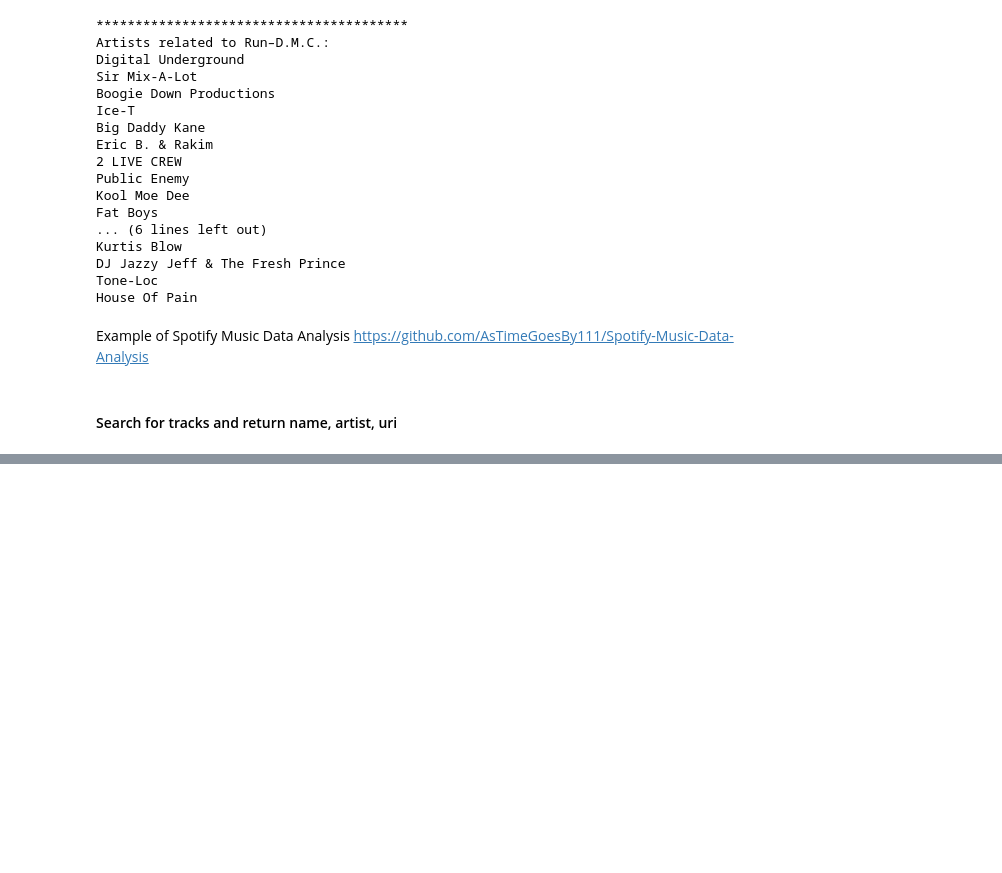
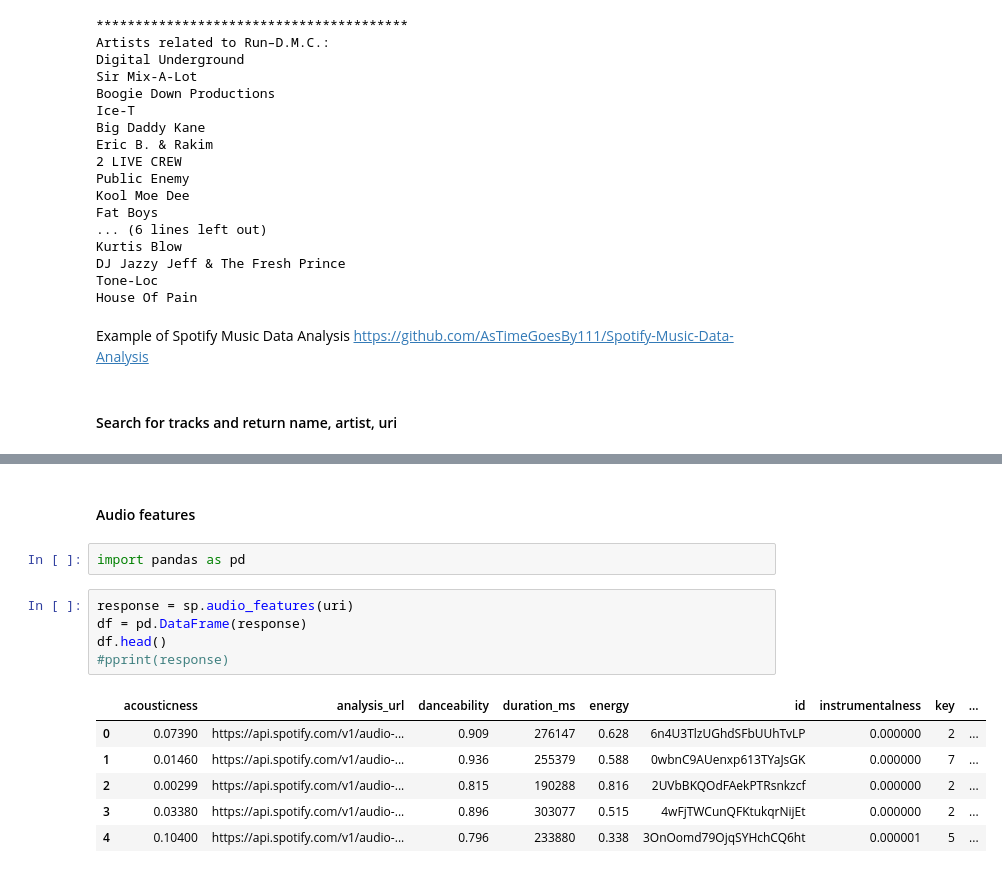
Before and after one commit to cd412/Spotify-Data-Analysis, a Jupyter notebook: Spotify Developer.ipynb, the cells around one changed output, grey strips where cells are left out. Cells and saved outputs as stored; diff of their text form; blank space fills up the shorter version.

```diff
--- a/Spotify Developer.ipynb
+++ b/Spotify Developer.ipynb
@@ -109,0 +110,16 @@ spotify:track:0wbnC9AUenxp613TYaJsGK
+# %% [markdown]
+#### Audio features
+# %%
+import pandas as pd
+# %%
+response = sp.audio_features(uri)
+df = pd.DataFrame(response)
+df.head()
+#pprint(response)
+# %% [output]
+|  | acousticness | analysis_url | danceability | duration_ms | energy | id | instrumentalness | key | ... |
+| 0 | 0.07390 | https://api.spotify.com/v1/audio-... | 0.909 | 276147 | 0.628 | 6n4U3TlzUGhdSFbUUhTvLP | 0.000000 | 2 | ... |
+| 1 | 0.01460 | https://api.spotify.com/v1/audio-... | 0.936 | 255379 | 0.588 | 0wbnC9AUenxp613TYaJsGK | 0.000000 | 7 | ... |
+| 2 | 0.00299 | https://api.spotify.com/v1/audio-... | 0.815 | 190288 | 0.816 | 2UVbBKQOdFAekPTRsnkzcf | 0.000000 | 2 | ... |
+| 3 | 0.03380 | https://api.spotify.com/v1/audio-... | 0.896 | 303077 | 0.515 | 4wFjTWCunQFKtukqrNijEt | 0.000000 | 2 | ... |
+| 4 | 0.10400 | https://api.spotify.com/v1/audio-... | 0.796 | 233880 | 0.338 | 3OnOomd79OjqSYHchCQ6ht | 0.000001 | 5 | ... |
```
Also changed, not shown: parts of 3 cells of this notebook.
